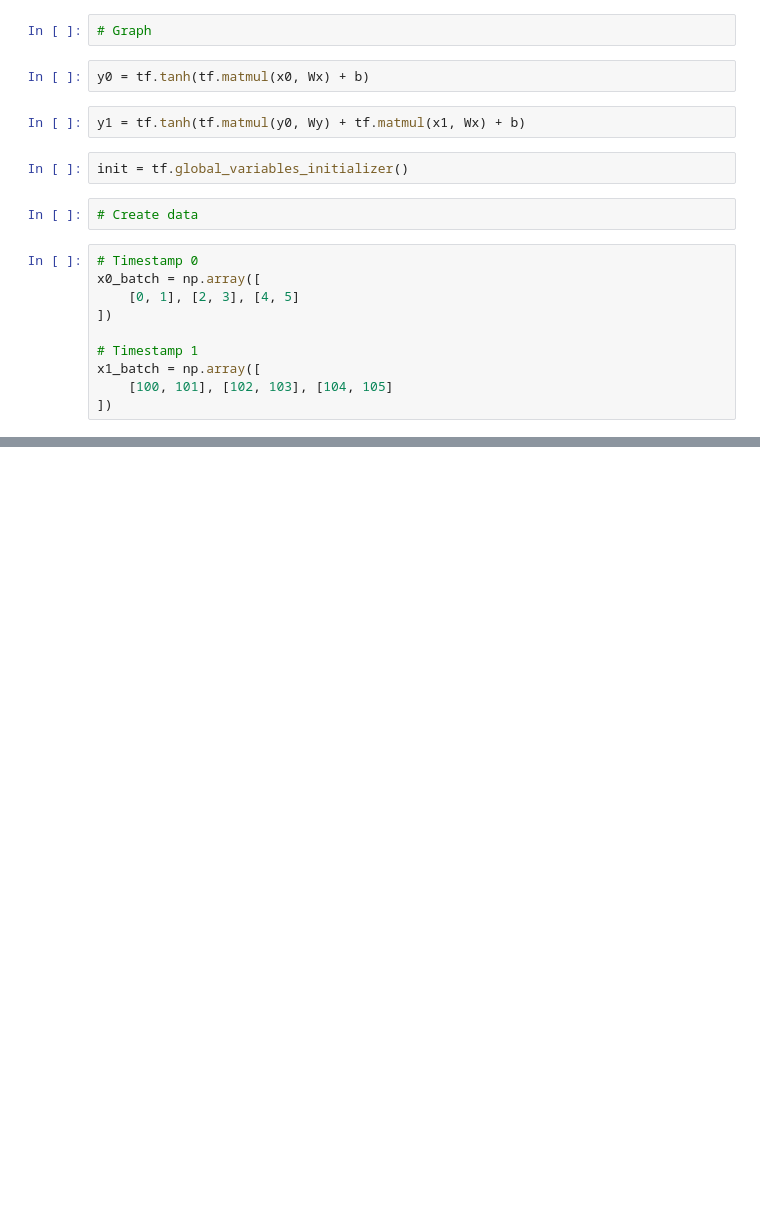
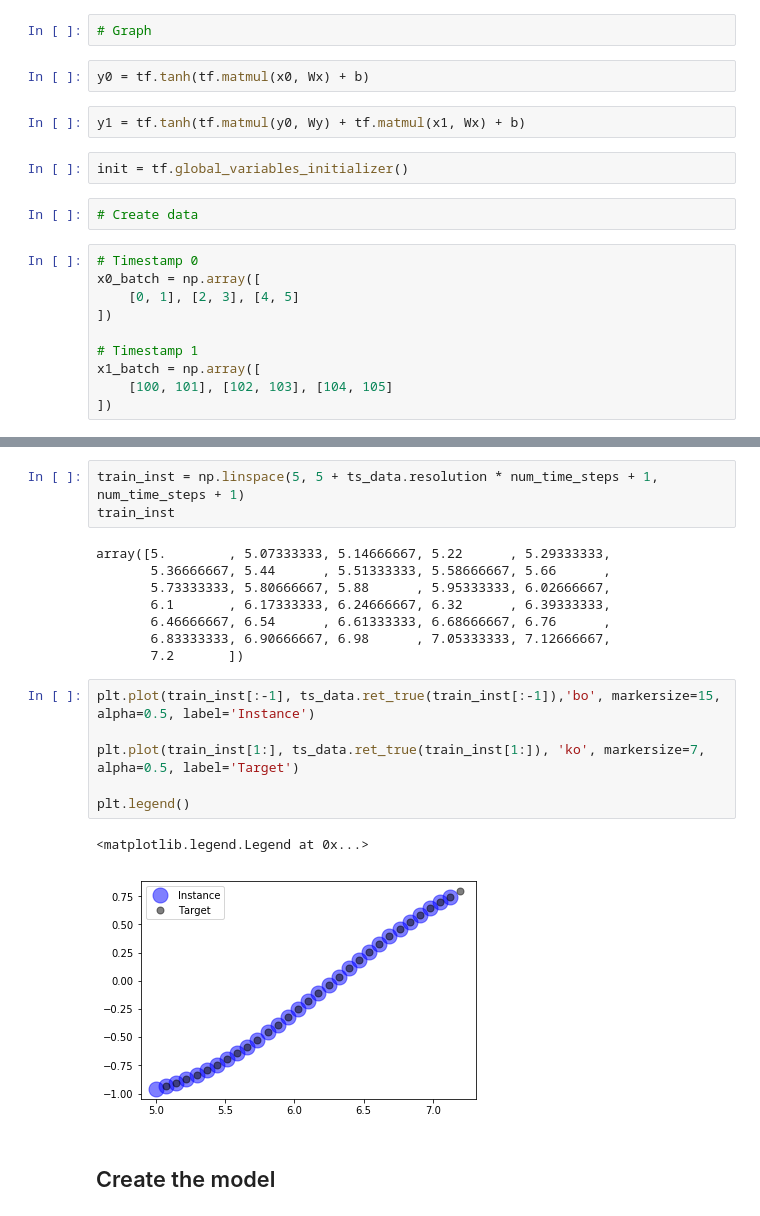
Before and after one commit to hung-phan/thing-i-want-to-build, a Jupyter notebook: apps/dl/RNN with tensorflow.ipynb, the cells around one changed output, grey strips where cells are left out. Cells and saved outputs as stored; diff of their text form; blank space fills up the shorter version.

```diff
--- a/apps/dl/RNN with tensorflow.ipynb
+++ b/apps/dl/RNN with tensorflow.ipynb
@@ -64,0 +127,22 @@ with tf.Session() as sess:
+# %%
+train_inst = np.linspace(5, 5 + ts_data.resolution * num_time_steps + 1, num_time_steps + 1)
+train_inst
+# %% [output]
+array([5.        , 5.07333333, 5.14666667, 5.22      , 5.29333333,
+       5.36666667, 5.44      , 5.51333333, 5.58666667, 5.66      ,
+       5.73333333, 5.80666667, 5.88      , 5.95333333, 6.02666667,
+       6.1       , 6.17333333, 6.24666667, 6.32      , 6.39333333,
+       6.46666667, 6.54      , 6.61333333, 6.68666667, 6.76      ,
+       6.83333333, 6.90666667, 6.98      , 7.05333333, 7.12666667,
+       7.2       ])
+# %%
+plt.plot(train_inst[:-1], ts_data.ret_true(train_inst[:-1]),'bo', markersize=15, alpha=0.5, label='Instance')
+
+plt.plot(train_inst[1:], ts_data.ret_true(train_inst[1:]), 'ko', markersize=7, alpha=0.5, label='Target')
+
+plt.legend()
+# %% [output]
+<matplotlib.legend.Legend at 0x...>
+[figure, added]
+# %% [markdown]
+## Create the model
```
Also changed, not shown: parts of 30 cells of this notebook, 9 other files.
